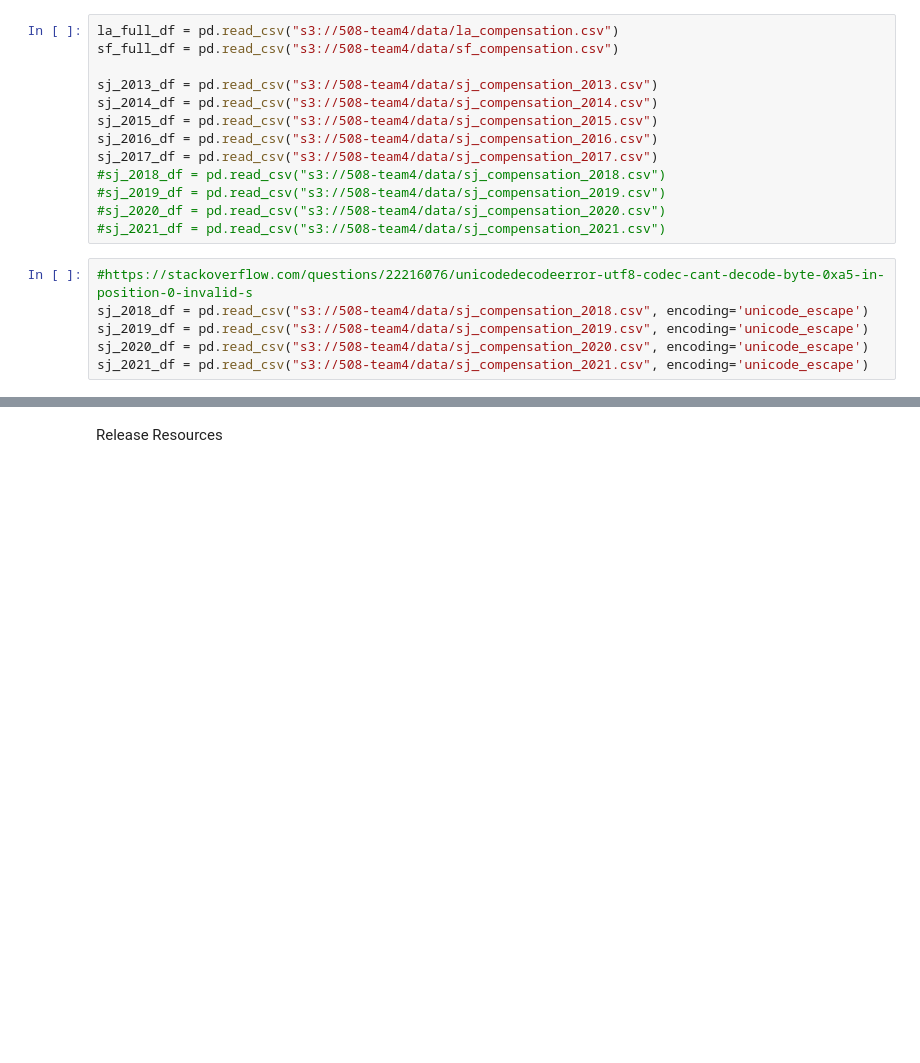
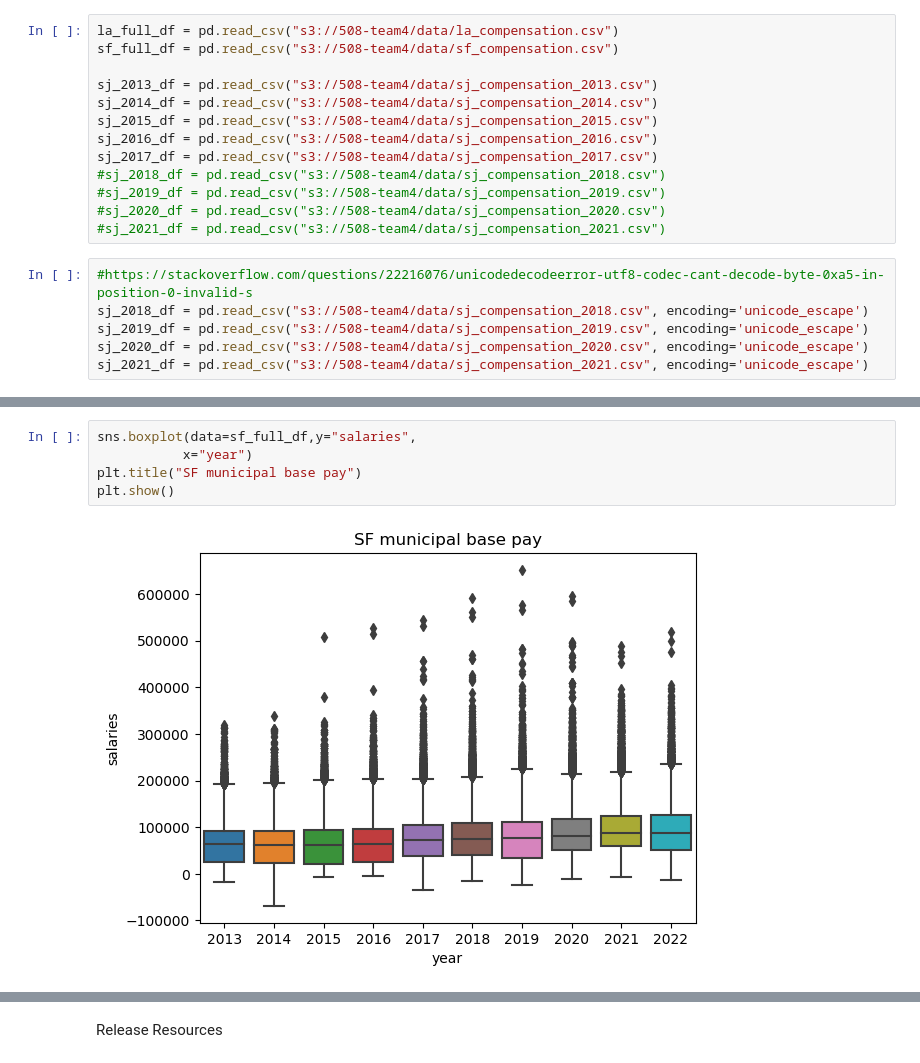
Before and after one commit to unpham/ads-508-project, a Jupyter notebook: notebook1.ipynb, the cells around one changed output, grey strips where cells are left out. Cells and saved outputs as stored; diff of their text form; blank space fills up the shorter version.

```diff
--- a/notebook1.ipynb
+++ b/notebook1.ipynb
@@ -60,0 +62,7 @@ sj_2021_df = pd.read_csv("s3://508-team4/data/sj_compensation_2021.csv", encodin
+# %%
+sns.boxplot(data=sf_full_df,y="salaries",
+           x="year")
+plt.title("SF municipal base pay")
+plt.show()
+# %% [output]
+[figure, added]
```
Also changed, not shown: parts of 5 cells of this notebook.
